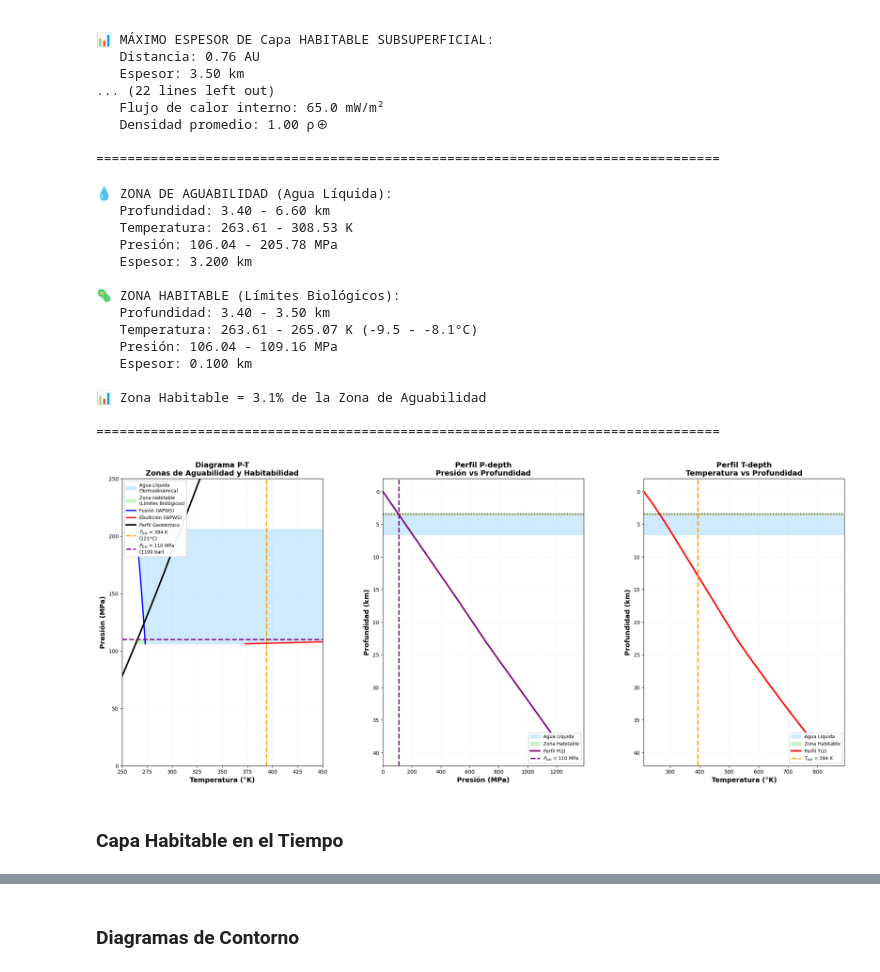
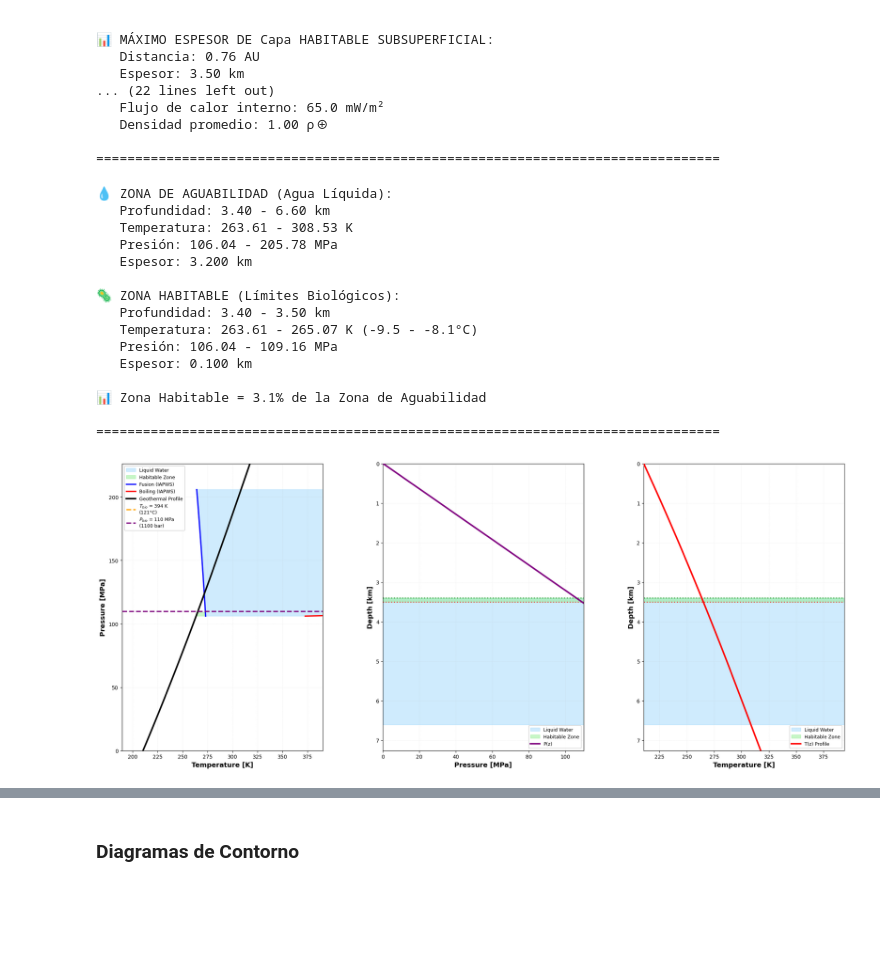
Before and after one commit to Santiago-Orjuela/Hab3D, a Jupyter notebook: Codigos-Scripts/Aguabilidad-Tierra.ipynb, the cells around one changed output, grey strips where cells are left out. Cells and saved outputs as stored; diff of their text form; code cells hidden in the pictures; blank space fills up the shorter version.

```diff
--- a/Codigos-Scripts/Aguabilidad-Tierra.ipynb
+++ b/Codigos-Scripts/Aguabilidad-Tierra.ipynb
@@ -1417,38 +672,38 @@ ANÁLISIS DE RESULTADOS
 
 ================================================================================
 # %%
-t_top = T_eq(distance_AU=1.88)
+t_top = hc.T_eq(distance_AU=1.88)
 
 df_temp = gc.calculate_geotherm(
             rocks=rocks,
             q_s=65 * 1e-3,
-            z_max=40e3,
+            z_max=10e3,
             dz=100.0,
             R_planet=Re,
             M_total=Me,
             boundaries=gc.scale_layer_boundaries(R_planet=Re),
             T_top=t_top,
         )
 
-liquid_zone_data = find_liquid_zone(df_temp, salinity=0.0)
-habitable_zone_data = find_habitable_zone(liquid_zone_data['indices'], df_temp)
+liquid_zone_data = hc.find_liquid_zone(df_temp, salinity=0.0)
+habitable_zone_data = hc.find_habitable_zone(liquid_zone_data['indices'], df_temp)
 
-liq_hab_zone_data(liquid_zone_data, habitable_zone_data)
+hc.liq_hab_zone_data(liquid_zone_data, habitable_zone_data)
 Graficos(df_temp, liquid_zone_data, habitable_zone_data)
 # %% [output]
 💧 ZONA DE AGUABILIDAD (Agua Líquida):
    Profundidad: 3.40 - 6.60 km
    Temperatura: 263.61 - 308.53 K
    Presión: 106.04 - 205.78 MPa
    Espesor: 3.200 km
 
 🦠 ZONA HABITABLE (Límites Biológicos):
    Profundidad: 3.40 - 3.50 km
    Temperatura: 263.61 - 265.07 K (-9.5 - -8.1°C)
    Presión: 106.04 - 109.16 MPa
    Espesor: 0.100 km
 
 📊 Zona Habitable = 3.1% de la Zona de Aguabilidad
 
 ================================================================================
-[figure, old version]
+[figure, new version]
@@ -1470,2 +709,0 @@ def interactive_habitability_vs_distance(
-# %% [markdown]
-### Capa Habitable en el Tiempo
```
Also changed, not shown: parts of 64 cells of this notebook, 8 other files.
